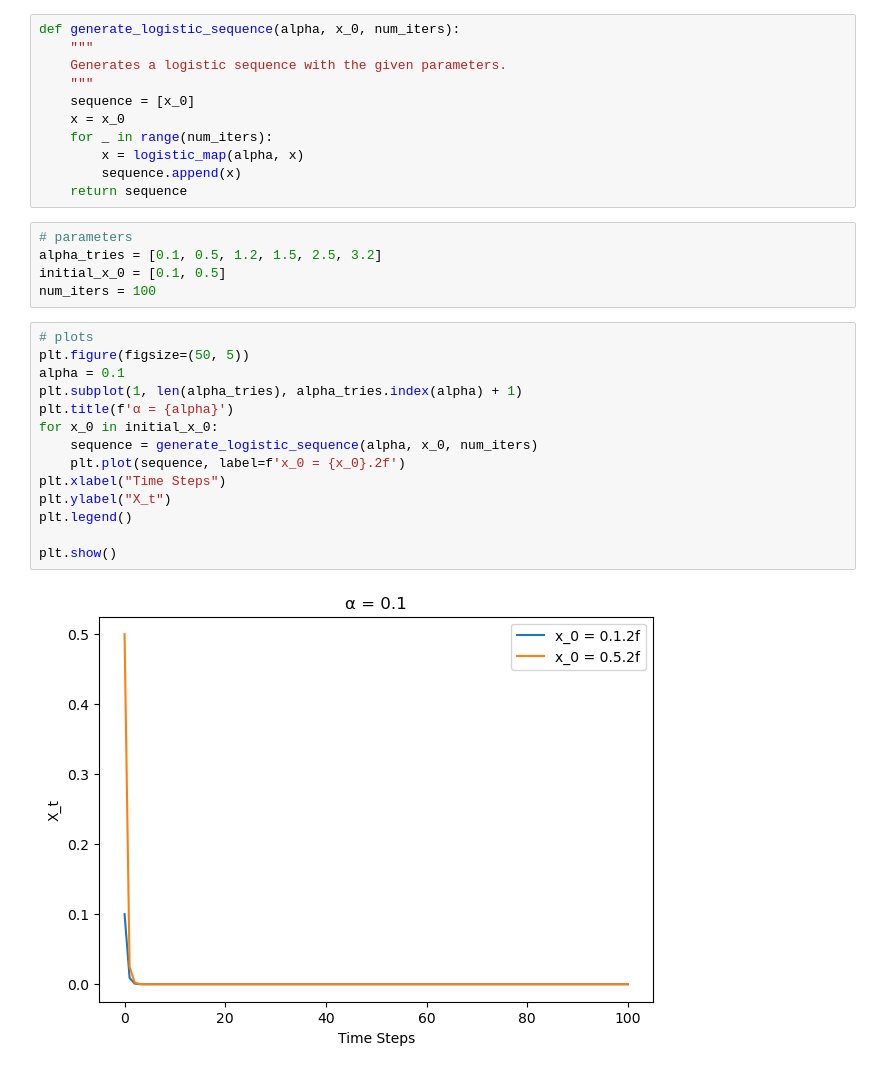
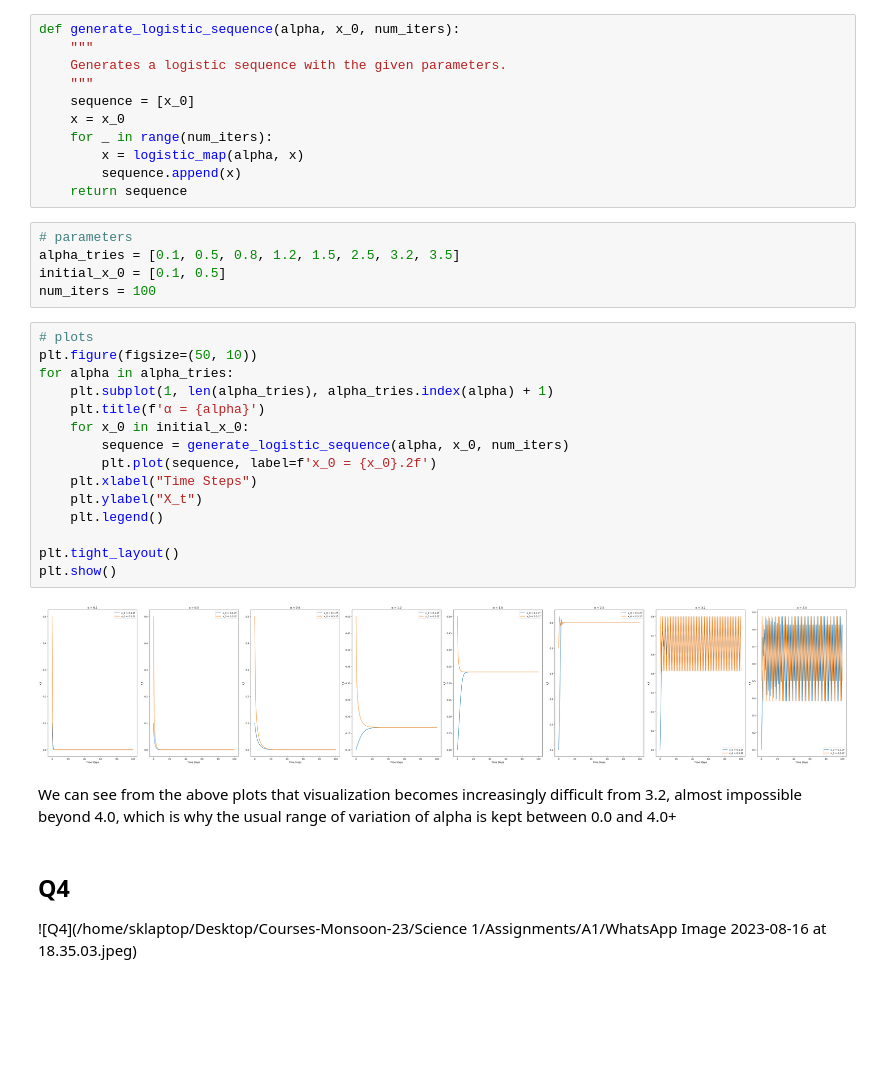
Before and after one commit to So-bonkers/Courses-Monsoon-23, a Jupyter notebook: Science 1/Assignments/A1/a1.ipynb, the cells around one changed output. Saved outputs shown, nothing was run; the diff lists cells and outputs as text; blank space fills up the shorter version.

```diff
--- a/Science 1/Assignments/A1/a1.ipynb
+++ b/Science 1/Assignments/A1/a1.ipynb
@@ -37,22 +43,29 @@ def generate_logistic_sequence(alpha, x_0, num_iters):
     return sequence
 # %%
 # parameters
-alpha_tries = [0.1, 0.5, 1.2, 1.5, 2.5, 3.2]
+alpha_tries = [0.1, 0.5, 0.8, 1.2, 1.5, 2.5, 3.2, 3.5]
 initial_x_0 = [0.1, 0.5]
 num_iters = 100
 # %%
 # plots
-plt.figure(figsize=(50, 5))
-alpha = 0.1
-plt.subplot(1, len(alpha_tries), alpha_tries.index(alpha) + 1)
-plt.title(f'α = {alpha}')
-for x_0 in initial_x_0:
-    sequence = generate_logistic_sequence(alpha, x_0, num_iters)
-    plt.plot(sequence, label=f'x_0 = {x_0}.2f')
-plt.xlabel("Time Steps")
-plt.ylabel("X_t")
-plt.legend()
+plt.figure(figsize=(50, 10))
+for alpha in alpha_tries:
+    plt.subplot(1, len(alpha_tries), alpha_tries.index(alpha) + 1)
+    plt.title(f'α = {alpha}')
+    for x_0 in initial_x_0:
+        sequence = generate_logistic_sequence(alpha, x_0, num_iters)
+        plt.plot(sequence, label=f'x_0 = {x_0}.2f')
+    plt.xlabel("Time Steps")
+    plt.ylabel("X_t")
+    plt.legend()
 
+plt.tight_layout()
 plt.show()
 # %% [output]
-[figure, old version]
+[figure, new version]
+# %% [markdown]
+We can see from the above plots that visualization becomes increasingly difficult from 3.2, almost impossible beyond 4.0, which is why the usual range of variation of alpha is kept between 0.0 and 4.0+
+# %% [markdown]
+## Q4
+
+![Q4](/home/sklaptop/Desktop/Courses-Monsoon-23/Science 1/Assignments/A1/WhatsApp Image 2023-08-16 at 18.35.03.jpeg)
```
Also changed, not shown: parts of 2 cells of this notebook, 5 other files.
